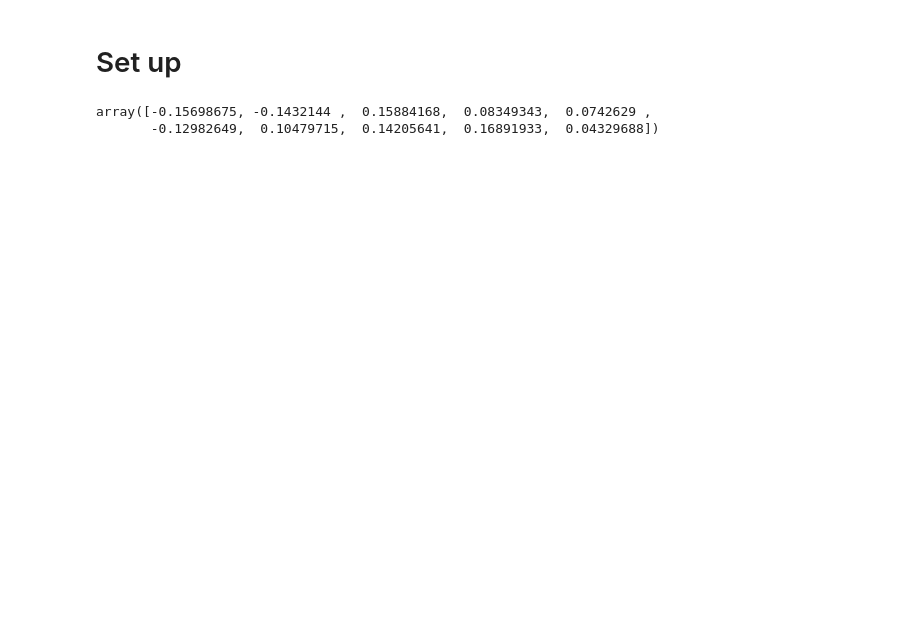
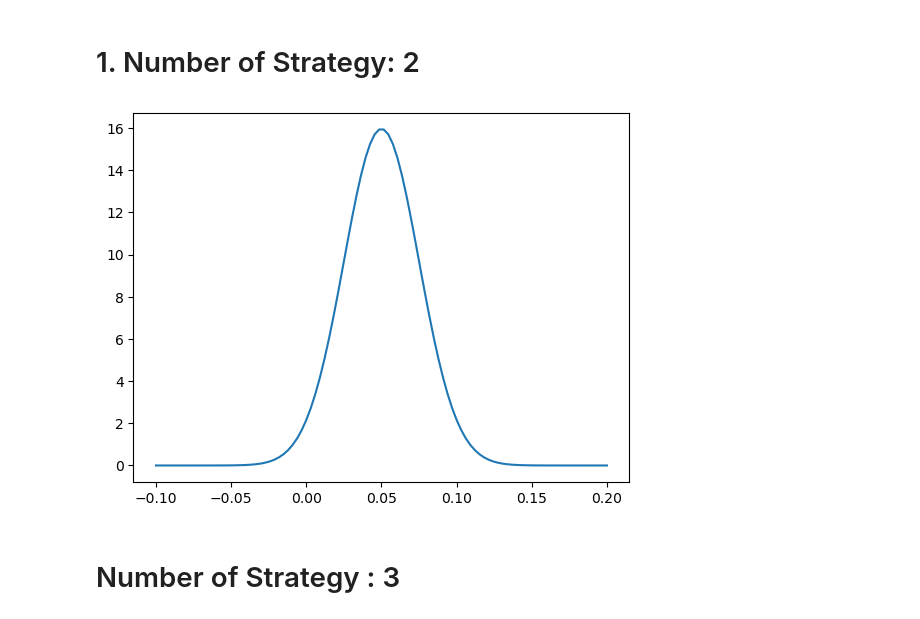
Before and after one commit to joyyuan89/FinAI, a Jupyter notebook: case_study/investment/investment.ipynb, the cells around one changed output. Cells and saved outputs as stored; diff of their text form; code cells hidden in the pictures; blank space fills up the shorter version.

```diff
--- a/case_study/investment/investment.ipynb
+++ b/case_study/investment/investment.ipynb
@@ -1,4 +1,4 @@
-# %% [markdown]
-# Set up
+# %% [markdown]
+# 1. Number of Strategy: 2
 # %%
 import numpy as np
@@ -68,10 +45,7 @@ def plot_wealth_distribution_plotly(wealth_distribution):
 # %%
-if __name__ == "__main__":
-    num_people = 100
-    investment_to_consumption_ratio = 0.5
-    interest_rate = 0.05
-    investment_risk = 0.1
-    iteration_time = 100
+num_people = 100
+interest_rate = 0.05
+scaling_factor = 0
+iteration_time = 100
 
-    wealth_distribution = simulate_society(num_people, investment_to_consumption_ratio, interest_rate, investment_risk, iteration_time)
-    #plot_wealth_distribution(wealth_distribution)
+wealth_distribution = simulate_society(num_people, interest_rate, scaling_factor, iteration_time)
@@ -79,0 +52,11 @@ plot_wealth_distribution_plotly(wealth_distribution)
+# %%
+# plot the normal distribution for np.random.normal(interest_rate, scaling_factor * interest_rate, num_people)
+import matplotlib.pyplot as plt
+import scipy.stats as stats
+
+x = np.linspace(-0.1, 0.2, 100)
+y = stats.norm.pdf(x, interest_rate,  0.5* interest_rate)
+plt.plot(x, y)
+plt.show()
+# %% [output]
+[figure, added]
@@ -80 +107,3 @@ plot_wealth_distribution_plotly(wealth_distribution)
+# %% [markdown]
+# Number of Strategy : 3
 # %%
@@ -111,5 +163,0 @@ wealth = np.maximum(wealth, 0)
-# %%
-np.random.normal(interest_rate, investment_risk, num_people)
-# %% [output]
-array([-0.15698675, -0.1432144 ,  0.15884168,  0.08349343,  0.0742629 ,
-       -0.12982649,  0.10479715,  0.14205641,  0.16891933,  0.04329688])
```
Also changed, not shown: parts of 7 cells of this notebook.
